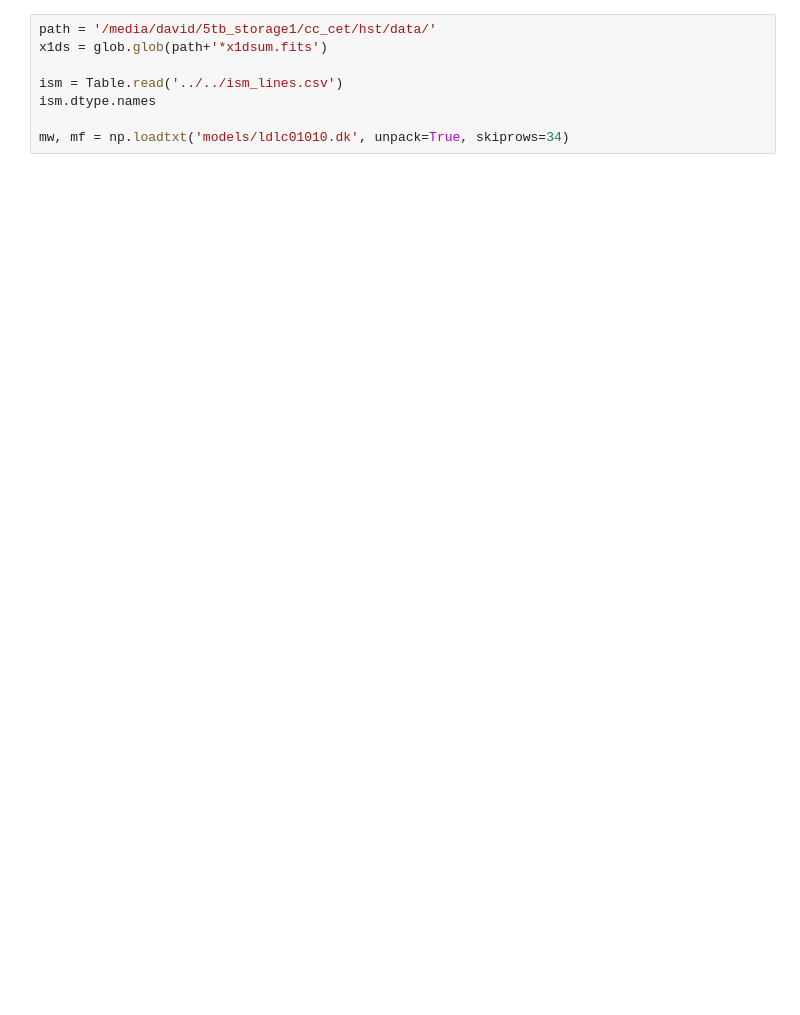
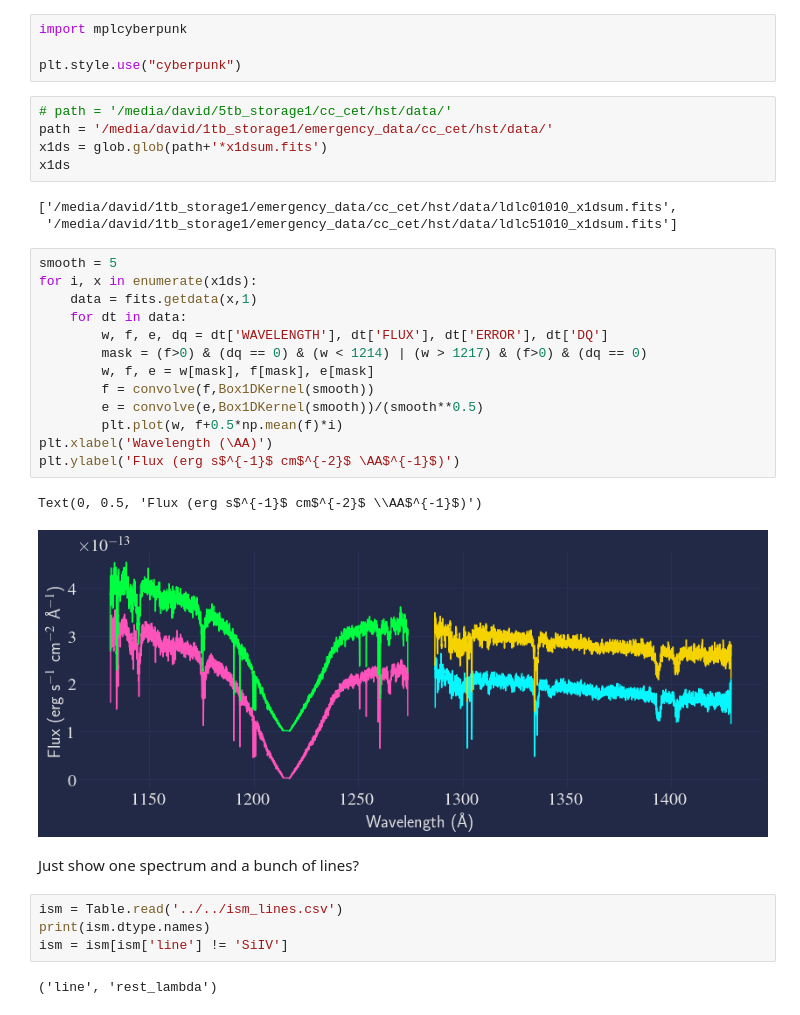
Before and after one commit to davidjwilson/pceb, a Jupyter notebook: cc_cet/cc_cet_cp.ipynb, the cells around one changed output. Saved outputs shown, nothing was run; the diff lists cells and outputs as text; blank space fills up the shorter version.

```diff
--- a/cc_cet/cc_cet_cp.ipynb
+++ b/cc_cet/cc_cet_cp.ipynb
@@ -26,8 +28,36 @@ rcParams["font.size"] = 20
-# %%
-path = '/media/david/5tb_storage1/cc_cet/hst/data/'
-x1ds = glob.glob(path+'*x1dsum.fits')
-
-ism = Table.read('../../ism_lines.csv')
-ism.dtype.names
-
-mw, mf = np.loadtxt('models/ldlc01010.dk', unpack=True, skiprows=34)
+# %%
+import mplcyberpunk
+
+plt.style.use("cyberpunk")
+# %%
+# path = '/media/david/5tb_storage1/cc_cet/hst/data/'
+path = '/media/david/1tb_storage1/emergency_data/cc_cet/hst/data/'
+x1ds = glob.glob(path+'*x1dsum.fits')
+x1ds
+# %% [output]
+['/media/david/1tb_storage1/emergency_data/cc_cet/hst/data/ldlc01010_x1dsum.fits',
+ '/media/david/1tb_storage1/emergency_data/cc_cet/hst/data/ldlc51010_x1dsum.fits']
+# %%
+smooth = 5
+for i, x in enumerate(x1ds):
+    data = fits.getdata(x,1)
+    for dt in data:
+        w, f, e, dq = dt['WAVELENGTH'], dt['FLUX'], dt['ERROR'], dt['DQ']
+        mask = (f>0) & (dq == 0) & (w < 1214) | (w > 1217) & (f>0) & (dq == 0)
+        w, f, e = w[mask], f[mask], e[mask]
+        f = convolve(f,Box1DKernel(smooth))
+        e = convolve(e,Box1DKernel(smooth))/(smooth**0.5)
+        plt.plot(w, f+0.5*np.mean(f)*i)
+plt.xlabel('Wavelength (\AA)')
+plt.ylabel('Flux (erg s$^{-1}$ cm$^{-2}$ \AA$^{-1}$)')
+# %% [output]
+Text(0, 0.5, 'Flux (erg s$^{-1}$ cm$^{-2}$ \\AA$^{-1}$)')
+[figure, added]
+# %% [markdown]
+Just show one spectrum and a bunch of lines?
+# %%
+ism = Table.read('../../ism_lines.csv')
+print(ism.dtype.names)
+ism = ism[ism['line'] != 'SiIV']
+# %% [output]
+('line', 'rest_lambda')
```
Also changed, not shown: parts of 37 cells of this notebook, 21 other files.
